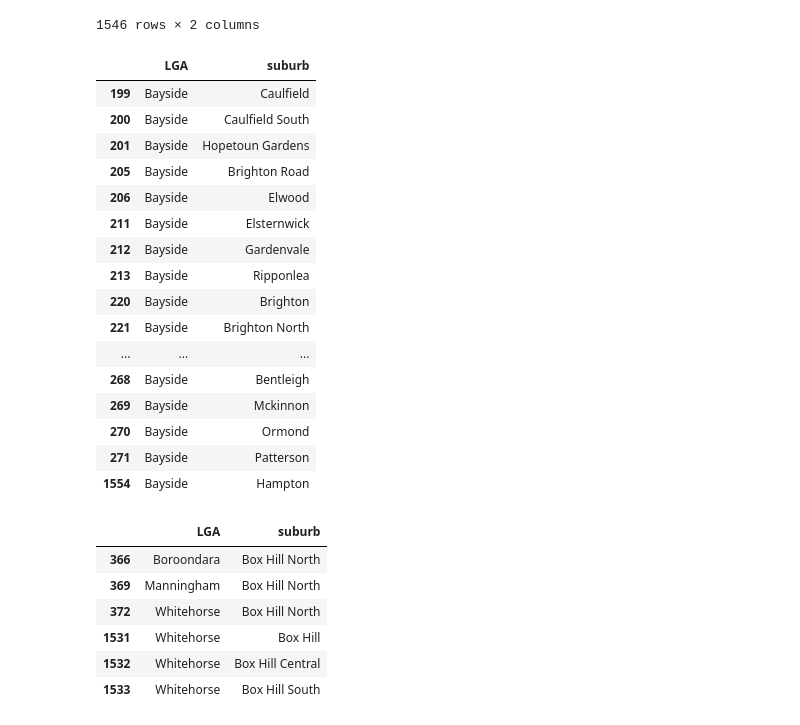
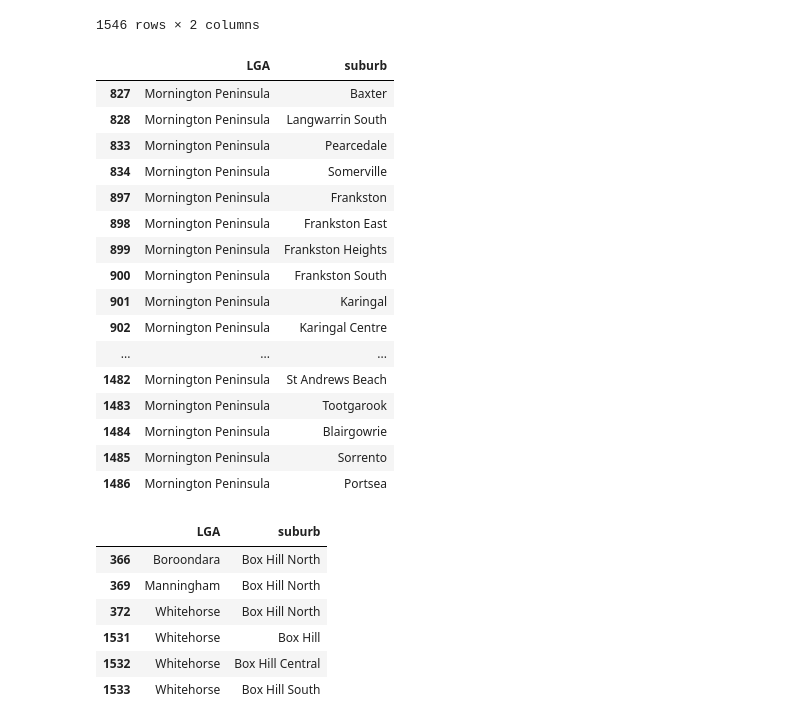
Before and after one commit to GuyDavis1/Week-9-Homework, a Jupyter notebook: data/cleaning.ipynb, the cells around one changed output. Drawn from its saved outputs; the diff is of its cells as text; code cells hidden in the pictures.

```diff
--- a/data/cleaning.ipynb
+++ b/data/cleaning.ipynb
@@ -117,26 +117,28 @@ prop=prop.append({"LGA":"Brimbank","suburb":"Sunshine"}, ignore_index=True)
 prop=prop.append({"LGA":"Wyndham","suburb":"Williams Landing"}, ignore_index=True)
 prop=prop.append({"LGA":"Wyndham","suburb":"Manor Lakes"}, ignore_index=True)
 prop=prop.append({"LGA":"Bayside","suburb":"Hampton"}, ignore_index=True)
+prop=prop.append({"LGA":"Bayside","suburb":"Hampton"}, ignore_index=True)
+prop=prop.append({"LGA":"Bayside","suburb":"Hampton"}, ignore_index=True)
 # %%
-prop[prop.LGA=="Bayside"]
+prop[prop.LGA=="Mornington Peninsula"]
 # %% [output]
 |  | LGA | suburb |
-| 199 | Bayside | Caulfield |
-| 200 | Bayside | Caulfield South |
-| 201 | Bayside | Hopetoun Gardens |
-| 205 | Bayside | Brighton Road |
-| 206 | Bayside | Elwood |
-| 211 | Bayside | Elsternwick |
-| 212 | Bayside | Gardenvale |
-| 213 | Bayside | Ripponlea |
-| 220 | Bayside | Brighton |
-| 221 | Bayside | Brighton North |
+| 827 | Mornington Peninsula | Baxter |
+| 828 | Mornington Peninsula | Langwarrin South |
+| 833 | Mornington Peninsula | Pearcedale |
+| 834 | Mornington Peninsula | Somerville |
+| 897 | Mornington Peninsula | Frankston |
+| 898 | Mornington Peninsula | Frankston East |
+| 899 | Mornington Peninsula | Frankston Heights |
+| 900 | Mornington Peninsula | Frankston South |
+| 901 | Mornington Peninsula | Karingal |
+| 902 | Mornington Peninsula | Karingal Centre |
 | ... | ... | ... |
-| 268 | Bayside | Bentleigh |
-| 269 | Bayside | Mckinnon |
-| 270 | Bayside | Ormond |
-| 271 | Bayside | Patterson |
-| 1554 | Bayside | Hampton |
+| 1482 | Mornington Peninsula | St Andrews Beach |
+| 1483 | Mornington Peninsula | Tootgarook |
+| 1484 | Mornington Peninsula | Blairgowrie |
+| 1485 | Mornington Peninsula | Sorrento |
+| 1486 | Mornington Peninsula | Portsea |
 # %%
 prop[prop.suburb.str.contains("Box")]
 # %% [output]
```
Also changed, not shown: 1 other file.
